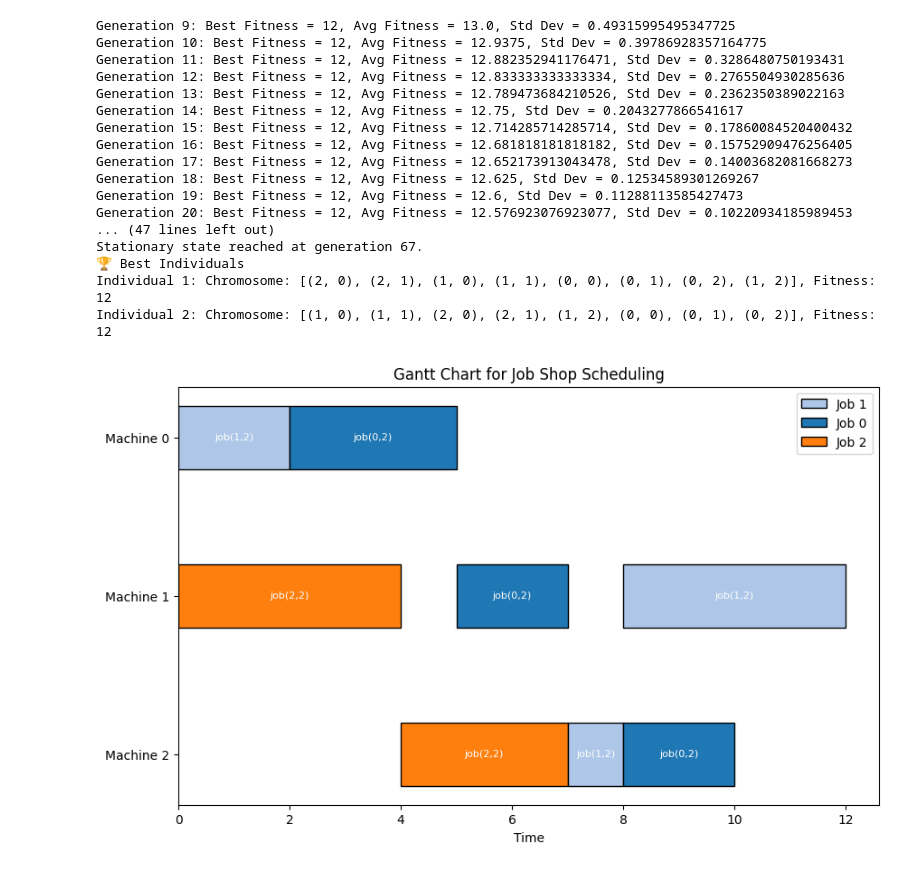
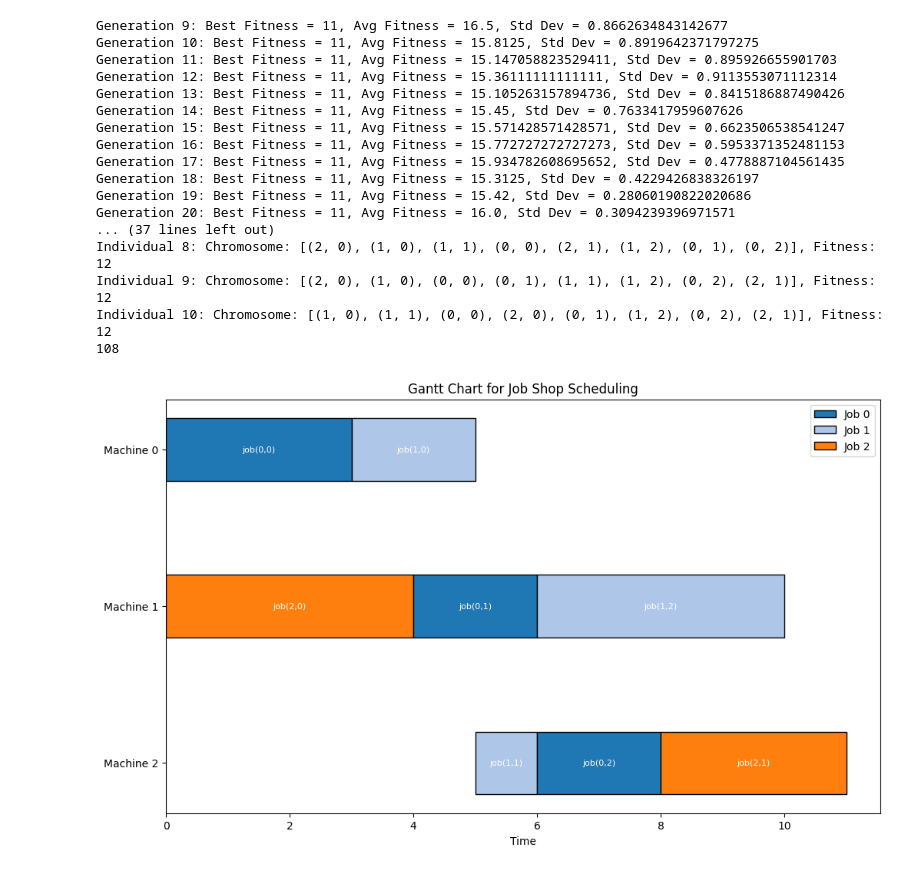
Before and after one commit to imiguelrodriguez/GeneticAlgorithm, a Jupyter notebook: tests.ipynb, the cells around one changed output. Drawn from its saved outputs; the diff is of its cells as text; code cells hidden in the pictures.

Commit message:
Fixed main loop problem. We were not updating the population correctly. Also modified single mutation to randomly pick a gene and insert it into another position.

```diff
--- a/tests.ipynb
+++ b/tests.ipynb
@@ -5,37 +5,37 @@ from utils import run_algorithm
 # %%
 # Small dataset
 jobs = [
     [(0, 3), (1, 2), (2, 2)],
     [(0, 2), (2, 1), (1, 4)],
     [(1, 4), (2, 3)]
 ]
 
 run_algorithm(
     jobs,
     population_size=10,
     selection='rank',
     crossover='two_point',
-    mutation='independent',
+    mutation='one',
     visualize=True)
 # %% [output]
-Generation 9: Best Fitness = 12, Avg Fitness = 13.0, Std Dev = 0.49315995495347725
-Generation 10: Best Fitness = 12, Avg Fitness = 12.9375, Std Dev = 0.39786928357164775
-Generation 11: Best Fitness = 12, Avg Fitness = 12.882352941176471, Std Dev = 0.3286480750193431
-Generation 12: Best Fitness = 12, Avg Fitness = 12.833333333333334, Std Dev = 0.2765504930285636
-Generation 13: Best Fitness = 12, Avg Fitness = 12.789473684210526, Std Dev = 0.2362350389022163
-Generation 14: Best Fitness = 12, Avg Fitness = 12.75, Std Dev = 0.2043277866541617
-Generation 15: Best Fitness = 12, Avg Fitness = 12.714285714285714, Std Dev = 0.17860084520400432
-Generation 16: Best Fitness = 12, Avg Fitness = 12.681818181818182, Std Dev = 0.15752909476256405
-Generation 17: Best Fitness = 12, Avg Fitness = 12.652173913043478, Std Dev = 0.14003682081668273
-Generation 18: Best Fitness = 12, Avg Fitness = 12.625, Std Dev = 0.12534589301269267
-Generation 19: Best Fitness = 12, Avg Fitness = 12.6, Std Dev = 0.11288113585427473
-Generation 20: Best Fitness = 12, Avg Fitness = 12.576923076923077, Std Dev = 0.10220934185989453
-... (47 lines left out)
-Stationary state reached at generation 67.
-🏆 Best Individuals
-Individual 1: Chromosome: [(2, 0), (2, 1), (1, 0), (1, 1), (0, 0), (0, 1), (0, 2), (1, 2)], Fitness: 12
-Individual 2: Chromosome: [(1, 0), (1, 1), (2, 0), (2, 1), (1, 2), (0, 0), (0, 1), (0, 2)], Fitness: 12
+Generation 9: Best Fitness = 11, Avg Fitness = 16.5, Std Dev = 0.8662634843142677
+Generation 10: Best Fitness = 11, Avg Fitness = 15.8125, Std Dev = 0.8919642371797275
+Generation 11: Best Fitness = 11, Avg Fitness = 15.147058823529411, Std Dev = 0.895926655901703
+Generation 12: Best Fitness = 11, Avg Fitness = 15.36111111111111, Std Dev = 0.9113553071112314
+Generation 13: Best Fitness = 11, Avg Fitness = 15.105263157894736, Std Dev = 0.8415186887490426
+Generation 14: Best Fitness = 11, Avg Fitness = 15.45, Std Dev = 0.7633417959607626
+Generation 15: Best Fitness = 11, Avg Fitness = 15.571428571428571, Std Dev = 0.6623506538541247
+Generation 16: Best Fitness = 11, Avg Fitness = 15.772727272727273, Std Dev = 0.5953371352481153
+Generation 17: Best Fitness = 11, Avg Fitness = 15.934782608695652, Std Dev = 0.4778887104561435
+Generation 18: Best Fitness = 11, Avg Fitness = 15.3125, Std Dev = 0.4229426838326197
+Generation 19: Best Fitness = 11, Avg Fitness = 15.42, Std Dev = 0.28060190822020686
+Generation 20: Best Fitness = 11, Avg Fitness = 16.0, Std Dev = 0.3094239396971571
+... (37 lines left out)
+Individual 8: Chromosome: [(2, 0), (1, 0), (1, 1), (0, 0), (2, 1), (1, 2), (0, 1), (0, 2)], Fitness: 12
+Individual 9: Chromosome: [(2, 0), (1, 0), (0, 0), (0, 1), (1, 1), (1, 2), (0, 2), (2, 1)], Fitness: 12
+Individual 10: Chromosome: [(1, 0), (1, 1), (0, 0), (2, 0), (0, 1), (1, 2), (0, 2), (2, 1)], Fitness: 12
+108
-[figure, old version]
+[figure, new version]
 # %%
 medium_dataset = load_dataset('mediumDataset.txt')
 
```
Also changed, not shown: parts of 2 cells of this notebook, 2 other files.
